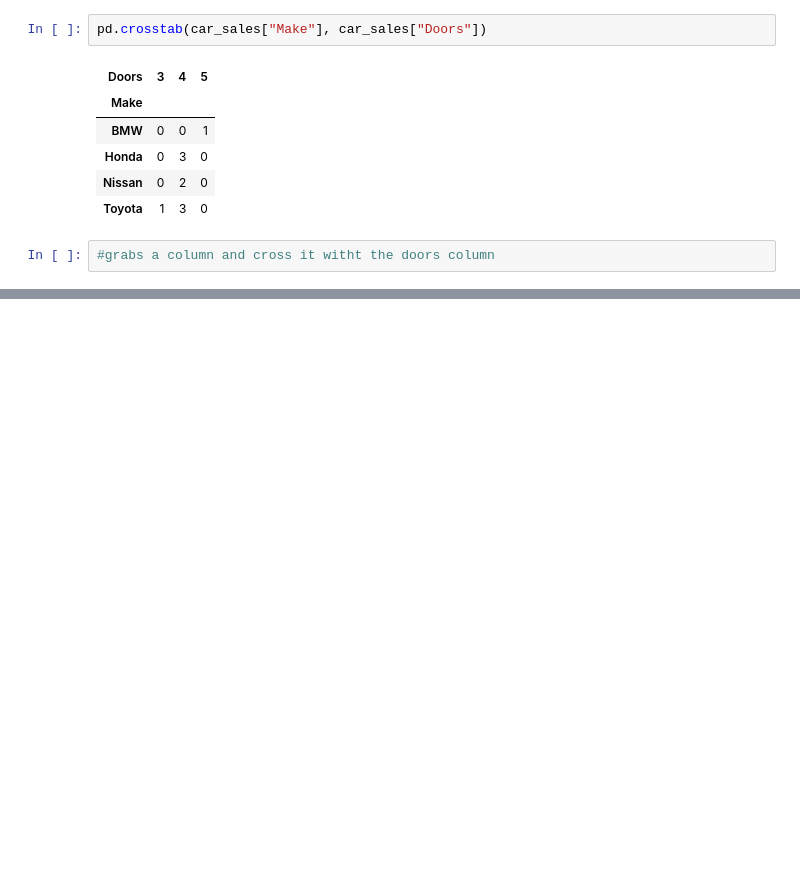
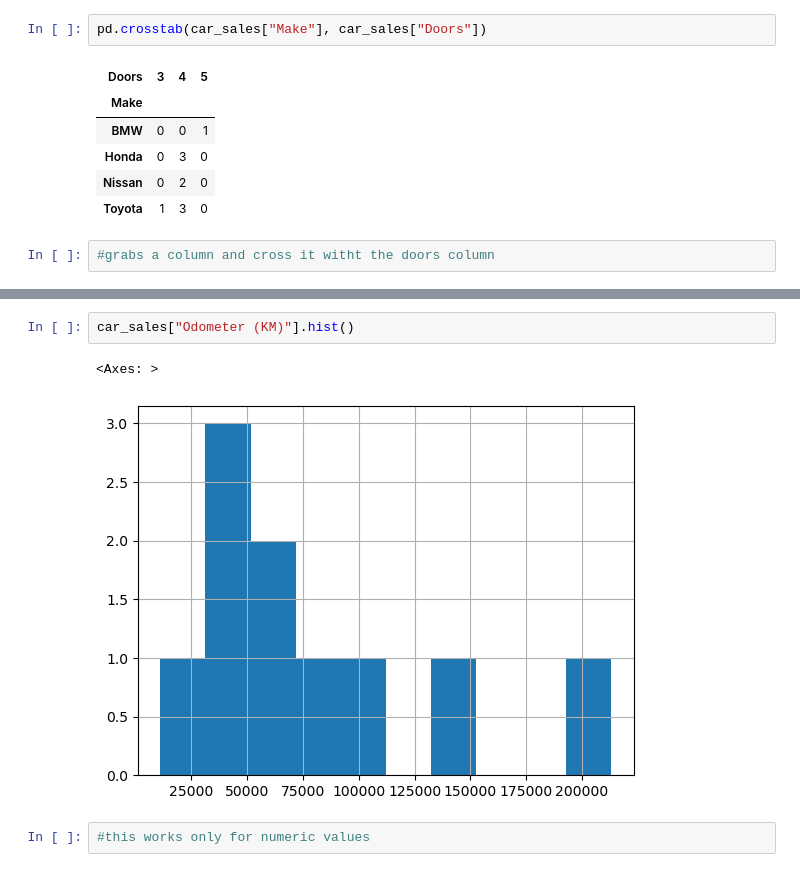
Before and after one commit to Mstewart93/Machine-Learning, a Jupyter notebook: Learning_Log/Introduction-to-Pandas.ipynb, the cells around one changed output, grey strips where cells are left out. Saved outputs shown, nothing was run; the diff lists cells and outputs as text; blank space fills up the shorter version.

```diff
--- a/Learning_Log/Introduction-to-Pandas.ipynb
+++ b/Learning_Log/Introduction-to-Pandas.ipynb
@@ -473,0 +476,7 @@ pd.crosstab(car_sales["Make"], car_sales["Doors"])
+# %%
+car_sales["Odometer (KM)"].hist()
+# %% [output]
+<Axes: >
+[figure, added]
+# %%
+#this works only for numeric values
```
Also changed, not shown: parts of 74 cells of this notebook, 2 other files.
